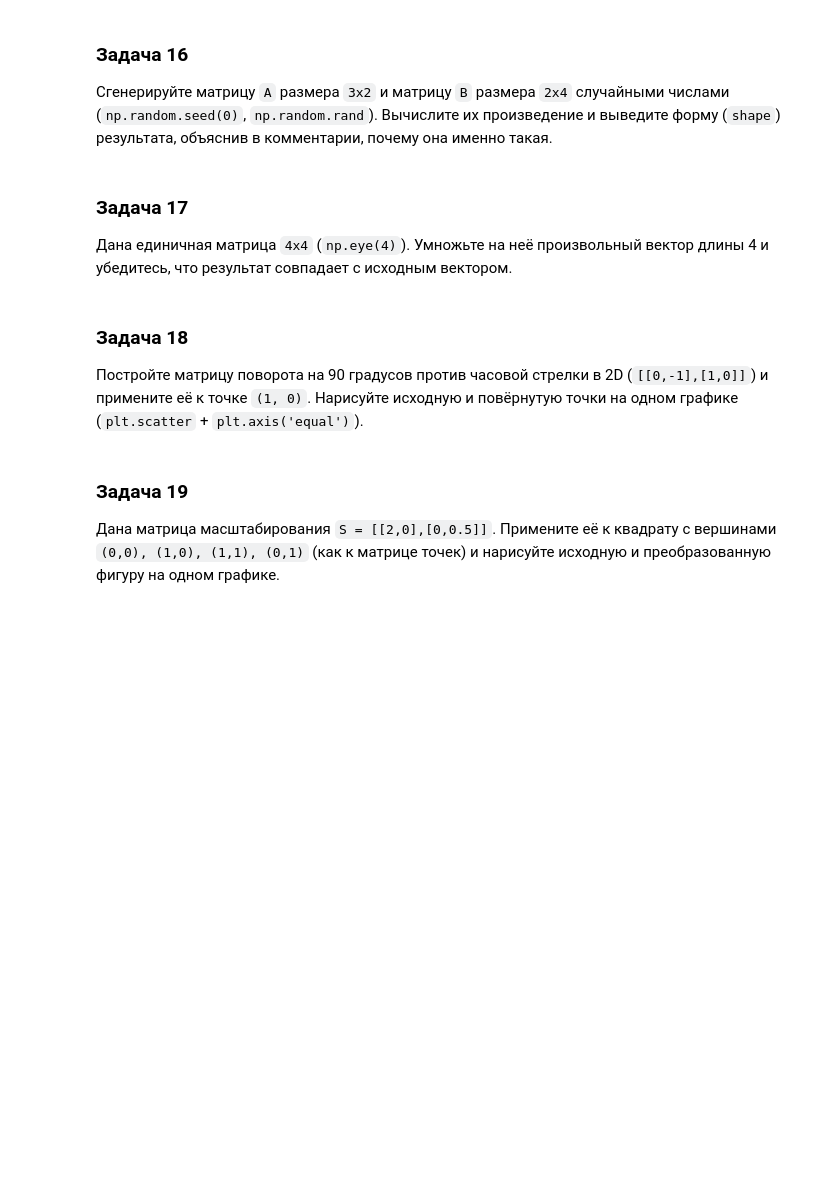
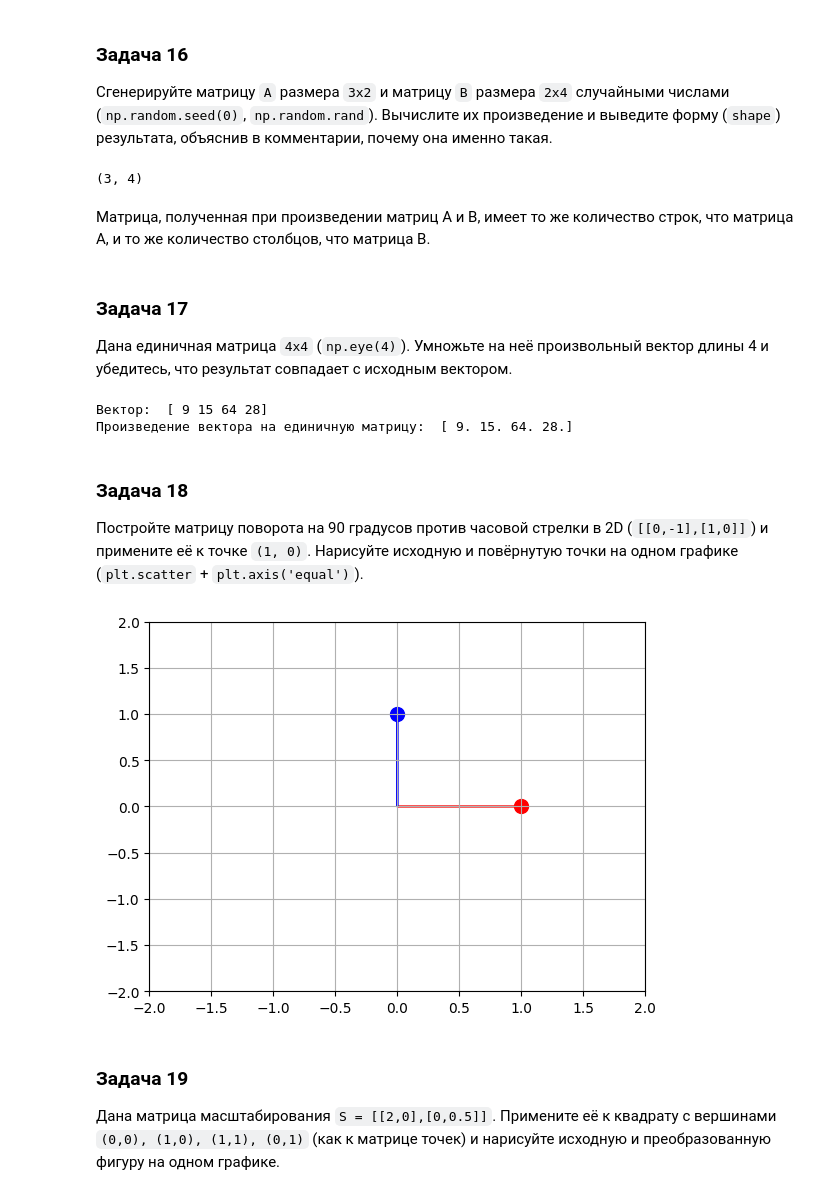
Before and after one commit to dshayderov/ml-learning-journal, a Jupyter notebook: 0.0-prerequisites/0.0-math-problem-set.ipynb, the cells around one changed output. Saved outputs shown, nothing was run; the diff lists cells and outputs as text; code cells hidden in the pictures; blank space fills up the shorter version.

Commit message:
Пройдена тема 0.2: Матрицы

```diff
--- a/0.0-prerequisites/0.0-math-problem-set.ipynb
+++ b/0.0-prerequisites/0.0-math-problem-set.ipynb
@@ -220,19 +294,62 @@ plt.show()
 
 Сгенерируйте матрицу `A` размера `3x2` и матрицу `B` размера `2x4` случайными числами (`np.random.seed(0)`, `np.random.rand`). Вычислите их произведение и выведите форму (`shape`) результата, объяснив в комментарии, почему она именно такая.
 # %%
-# Ваше решение здесь
+np.random.seed(0)
+rng = np.random.default_rng()
+
+A = rng.random((3,2))
+B = rng.random((2,4))
+
+C = A @ B
+print(C.shape)
+# %% [output]
+(3, 4)
+# %% [markdown]
+Матрица, полученная при произведении матриц A и B, имеет то же количество строк, что матрица А, и то же количество столбцов, что матрица В.
 # %% [markdown]
 ### Задача 17
 
 Дана единичная матрица `4x4` (`np.eye(4)`). Умножьте на неё произвольный вектор длины 4 и убедитесь, что результат совпадает с исходным вектором.
 # %%
-# Ваше решение здесь
+np.random.seed(10)
+
+A = np.eye(4)
+v = np.random.randint(0, 100, size=4)
+
+print("Вектор: ", v)
+print("Произведение вектора на единичную матрицу: ", A @ v)
+# %% [output]
+Вектор:  [ 9 15 64 28]
+Произведение вектора на единичную матрицу:  [ 9. 15. 64. 28.]
 # %% [markdown]
 ### Задача 18
 
 Постройте матрицу поворота на 90 градусов против часовой стрелки в 2D (`[[0,-1],[1,0]]`) и примените её к точке `(1, 0)`. Нарисуйте исходную и повёрнутую точки на одном графике (`plt.scatter` + `plt.axis('equal')`).
 # %%
-# Ваше решение здесь
+r_90 = np.array([
+    [0, -1],
+    [1,  0]
+])
+
+point = np.array([1, 0])
+
+new_point = r_90 @ point
+
+plt.scatter(point[0], point[1], s=100, c='red')
+plt.scatter(new_point[0], new_point[1], s=100, c='blue')
+
+plt.arrow(0, 0, point[0], point[1],
+          color='red', width=0.01)
+
+plt.arrow(0, 0, new_point[0], new_point[1],
+          color='blue', width=0.01)
+
+plt.xlim(-2, 2)
+plt.ylim(-2, 2)
+plt.grid()
+plt.show()
+# %% [output]
+[figure, added]
 # %% [markdown]
 ### Задача 19
 
```
Also changed, not shown: parts of 18 cells of this notebook, 26 other files.
